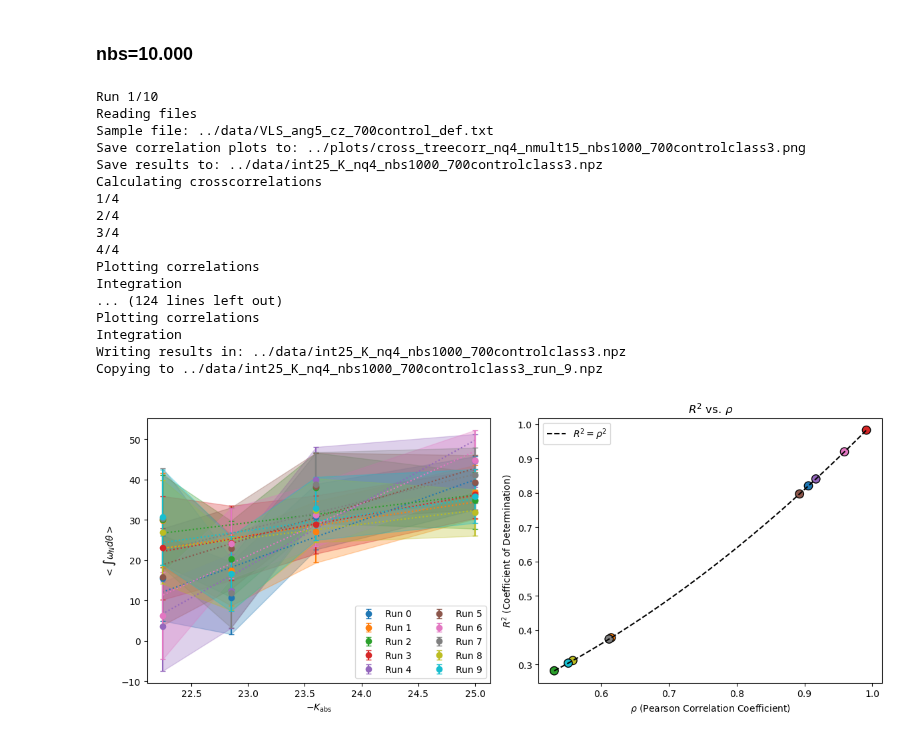
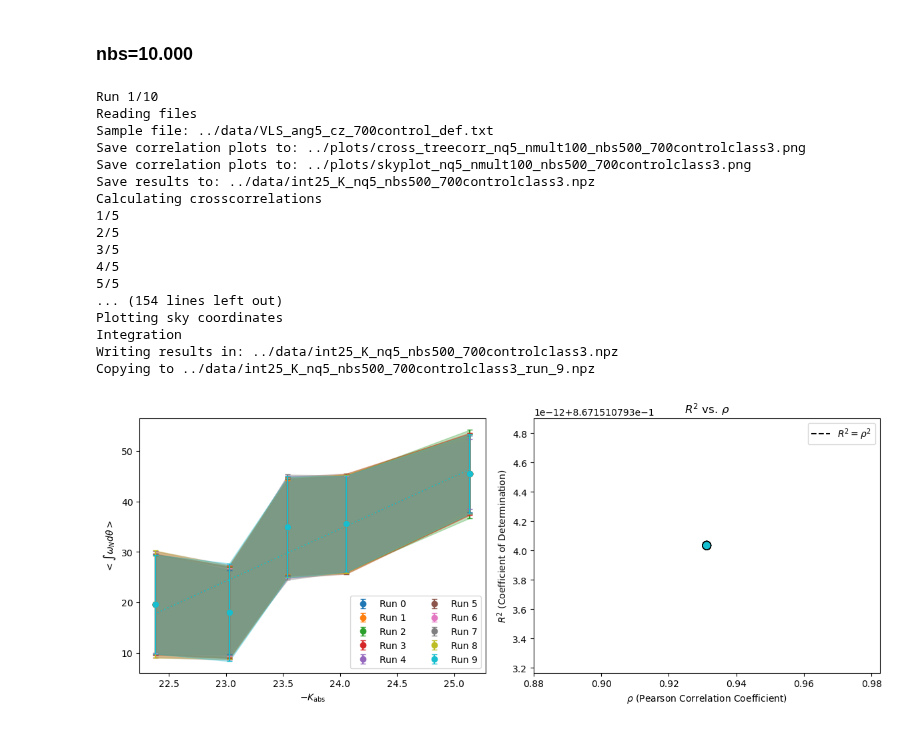
Before and after one commit to FedeDavilaKurban/Auger, a Jupyter notebook: test_class3Variance.ipynb, the cells around one changed output. Cells and saved outputs as stored; diff of their text form; code cells hidden in the pictures.

```diff
--- a/test_class3Variance.ipynb
+++ b/test_class3Variance.ipynb
@@ -335,10 +335,16 @@ import os
 from astropy.io import ascii
 import matplotlib.pyplot as plt
 
+# Parameters
+nquant = 5
+nbootstrap = 500
+sample = '700controlclass3'
+
 # Configuration
 n_runs = 10
 output_dir = '../data/'
-base_output = 'int25_K_nq4_nbs1000_700controlclass3.npz'  # Expected output filename from writeInt-K.py
+base_output = f'int25_K_nq{nquant}_nbs{nbootstrap}_{sample}'  # Expected output filename from writeInt-K.py
+format = '.npz'
 
 # Run writeInt-K.py multiple times and archive results
 for i in range(n_runs):
@@ -347,8 +353,8 @@ for i in range(n_runs):
     subprocess.run(['python', 'writeInt-K.py'], check=True)
 
     # Archive the output file
-    src = os.path.join(output_dir, base_output)
-    dst = os.path.join(output_dir, f'int25_K_nq4_nbs1000_700controlclass3_run_{i}.npz')
+    src = os.path.join(output_dir, base_output+format)
+    dst = os.path.join(output_dir, base_output+f'_run_{i}.npz')
     if os.path.exists(src):
         shutil.copy(src, dst)
         print('Copying to', dst)
@@ -358,29 +364,29 @@ for i in range(n_runs):
 Run 1/10
 Reading files
 Sample file: ../data/VLS_ang5_cz_700control_def.txt
-Save correlation plots to: ../plots/cross_treecorr_nq4_nmult15_nbs1000_700controlclass3.png
-Save results to: ../data/int25_K_nq4_nbs1000_700controlclass3.npz
+Save correlation plots to: ../plots/cross_treecorr_nq5_nmult100_nbs500_700controlclass3.png
+Save correlation plots to: ../plots/skyplot_nq5_nmult100_nbs500_700controlclass3.png
+Save results to: ../data/int25_K_nq5_nbs500_700controlclass3.npz
 Calculating crosscorrelations
-1/4
-2/4
-3/4
-4/4
-Plotting correlations
+1/5
+2/5
+3/5
+4/5
+5/5
+... (154 lines left out)
+Plotting sky coordinates
 Integration
-... (124 lines left out)
-Plotting correlations
-Integration
-Writing results in: ../data/int25_K_nq4_nbs1000_700controlclass3.npz
-Copying to ../data/int25_K_nq4_nbs1000_700controlclass3_run_9.npz
+Writing results in: ../data/int25_K_nq5_nbs500_700controlclass3.npz
+Copying to ../data/int25_K_nq5_nbs500_700controlclass3_run_9.npz
 # %%
 import matplotlib.pyplot as plt
 import numpy as np
 from astropy.io import ascii
 from scipy import stats
 
-#nquant = 4
-#nbootstrap = 500
-#sample = '700controlclass3'
+nquant = 5
+nbootstrap = 500
+sample = '700controlclass3'
 N = range(10)  # Number of runs
 #N = np.array([7,8])
 
@@ -393,7 +399,7 @@ all_r_squared = []
 all_rho = []
 
 for i, color in zip(N, colors):
-    filename = f'../data/int25_K_nq4_nbs1000_700controlclass3_run_{i}.npz'
+    filename = f'../data/int25_K_nq{nquant}_nbs{nbootstrap}_{sample}_run_{i}.npz'
     data = ascii.read(filename)
 
     meanMag = data['meanMag']
@@ -408,31 +414,31 @@ for i, color in zip(N, colors):
     r_squared = res.rvalue ** 2
     all_r_squared.append(r_squared)
     all_rho.append(pearsonr)
 
     # Plot regression line and error bars on ax1
     ax1.plot(-meanMag, res.intercept - res.slope * meanMag, ls=':', c=color)
     ax1.errorbar(-meanMag, int_mean, yerr=int_std, c=color, fmt='o', capsize=3, label=f'Run {i}')
     ax1.fill_between(-meanMag, int_mean - int_std, int_mean + int_std,
                      color=color, alpha=0.3)
 
 # Configure ax1 (original plot)
 ax1.set_ylabel(r'$<\int\omega_Nd\theta>$')
 ax1.set_xlabel(r'$-K_{\mathrm{abs}}$')
 ax1.legend(loc='best', ncol=2)
 
 # Plot R² vs. Pearson's rho on ax2
 ax2.scatter(all_rho, all_r_squared, c=colors, edgecolors='k', s=80)
 ax2.set_xlabel(r'$\rho$ (Pearson Correlation Coefficient)')
 ax2.set_ylabel(r'$R^2$ (Coefficient of Determination)')
 ax2.set_title(r'$R^2$ vs. $\rho$')
 
 # Add reference line: R² = ρ² (expected for simple linear regression)
 rho_grid = np.linspace(min(all_rho), max(all_rho), 100)
 ax2.plot(rho_grid, rho_grid**2, 'k--', label=r'$R^2 = \rho^2$')
 ax2.legend(loc='best')
 
 plt.tight_layout()
 #plt.savefig(f'../plots/test_class3Variance_R2_vs_rho_w3.3.png')
 plt.show()
 # %% [output]
-[figure, old version]
+[figure, new version]
```
Also changed, not shown: 4 other files.
